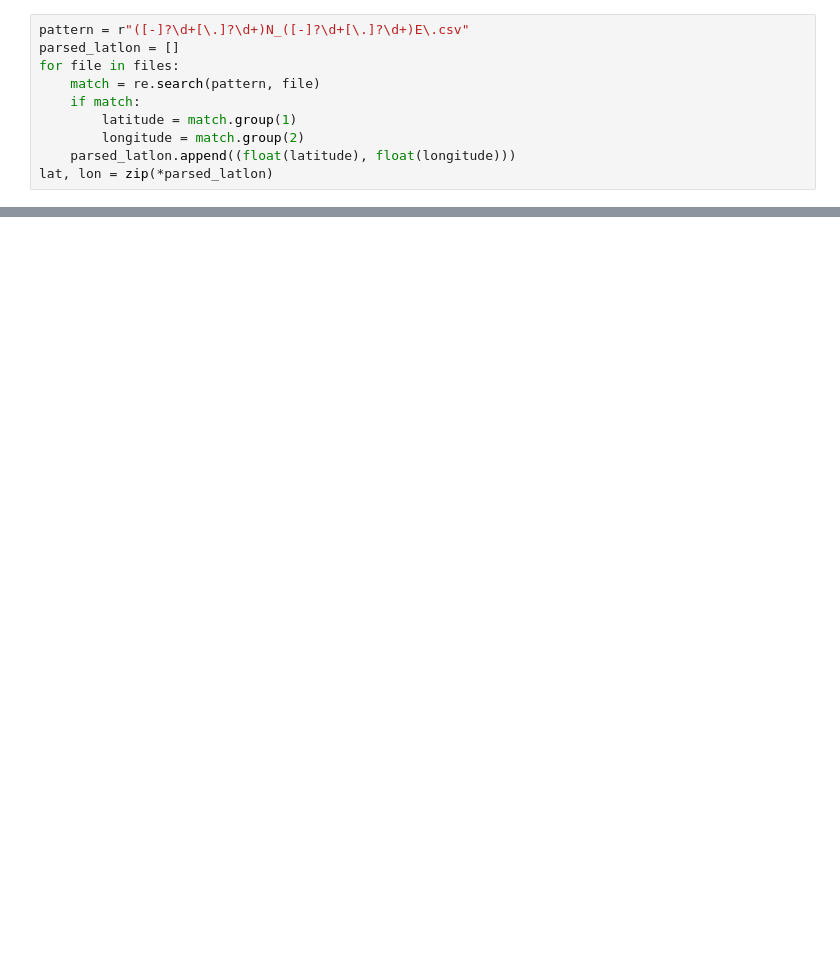
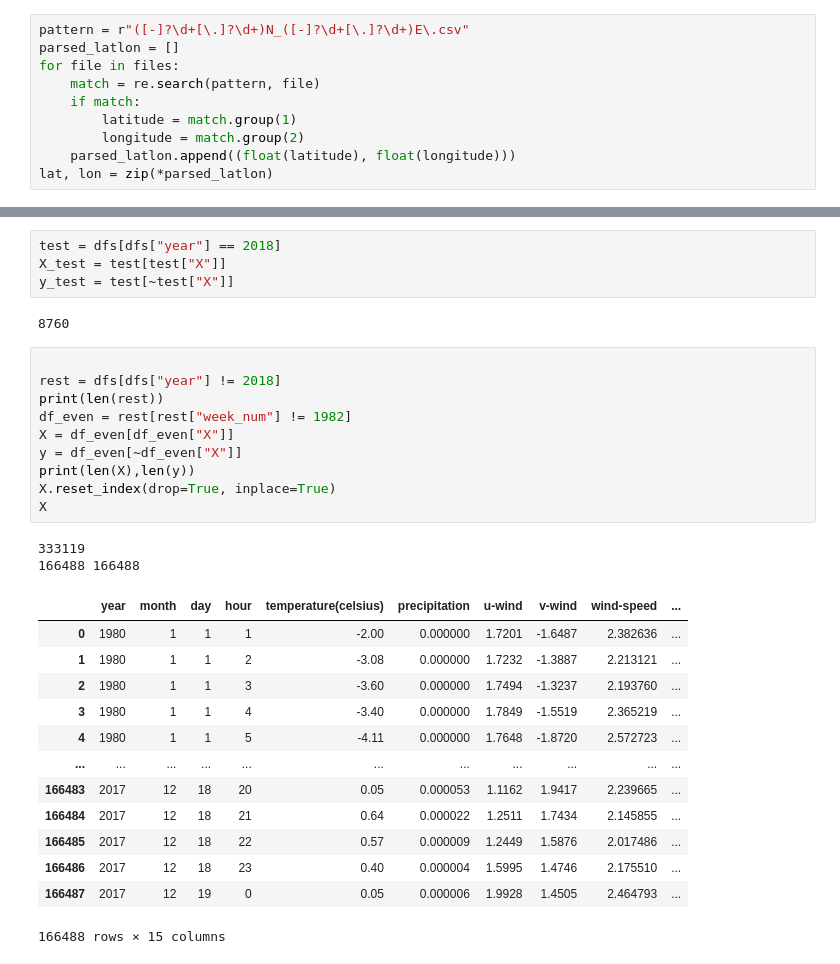
Before and after one commit to MahatmaDanG/ADSGroup16, a Jupyter notebook: ml/nn.ipynb, the cells around one changed output, grey strips where cells are left out. Drawn from its saved outputs; the diff is of its cells as text; blank space fills up the shorter version.

```diff
--- a/ml/nn.ipynb
+++ b/ml/nn.ipynb
@@ -60 +86,33 @@ dfs
+# %%
+test = dfs[dfs["year"] == 2018]
+X_test = test[test["X"]]
+y_test = test[~test["X"]]
+# %% [output]
+8760
+# %%
+
+rest = dfs[dfs["year"] != 2018]
+print(len(rest))
+df_even = rest[rest["week_num"] != 1982]
+X = df_even[df_even["X"]]
+y = df_even[~df_even["X"]]
+print(len(X),len(y))
+X.reset_index(drop=True, inplace=True)
+X
+# %% [output]
+333119
+166488 166488
+|  | year | month | day | hour | temperature(celsius) | precipitation | u-wind | v-wind | wind-speed | ... |
+| 0 | 1980 | 1 | 1 | 1 | -2.00 | 0.000000 | 1.7201 | -1.6487 | 2.382636 | ... |
+| 1 | 1980 | 1 | 1 | 2 | -3.08 | 0.000000 | 1.7232 | -1.3887 | 2.213121 | ... |
+| 2 | 1980 | 1 | 1 | 3 | -3.60 | 0.000000 | 1.7494 | -1.3237 | 2.193760 | ... |
+| 3 | 1980 | 1 | 1 | 4 | -3.40 | 0.000000 | 1.7849 | -1.5519 | 2.365219 | ... |
+| 4 | 1980 | 1 | 1 | 5 | -4.11 | 0.000000 | 1.7648 | -1.8720 | 2.572723 | ... |
+| ... | ... | ... | ... | ... | ... | ... | ... | ... | ... | ... |
+| 166483 | 2017 | 12 | 18 | 20 | 0.05 | 0.000053 | 1.1162 | 1.9417 | 2.239665 | ... |
+| 166484 | 2017 | 12 | 18 | 21 | 0.64 | 0.000022 | 1.2511 | 1.7434 | 2.145855 | ... |
+| 166485 | 2017 | 12 | 18 | 22 | 0.57 | 0.000009 | 1.2449 | 1.5876 | 2.017486 | ... |
+| 166486 | 2017 | 12 | 18 | 23 | 0.40 | 0.000004 | 1.5995 | 1.4746 | 2.175510 | ... |
+| 166487 | 2017 | 12 | 19 | 0 | 0.05 | 0.000006 | 1.9928 | 1.4505 | 2.464793 | ... |
+166488 rows × 15 columns
 # %%
```
Also changed, not shown: parts of 31 cells of this notebook, 8 other files.
